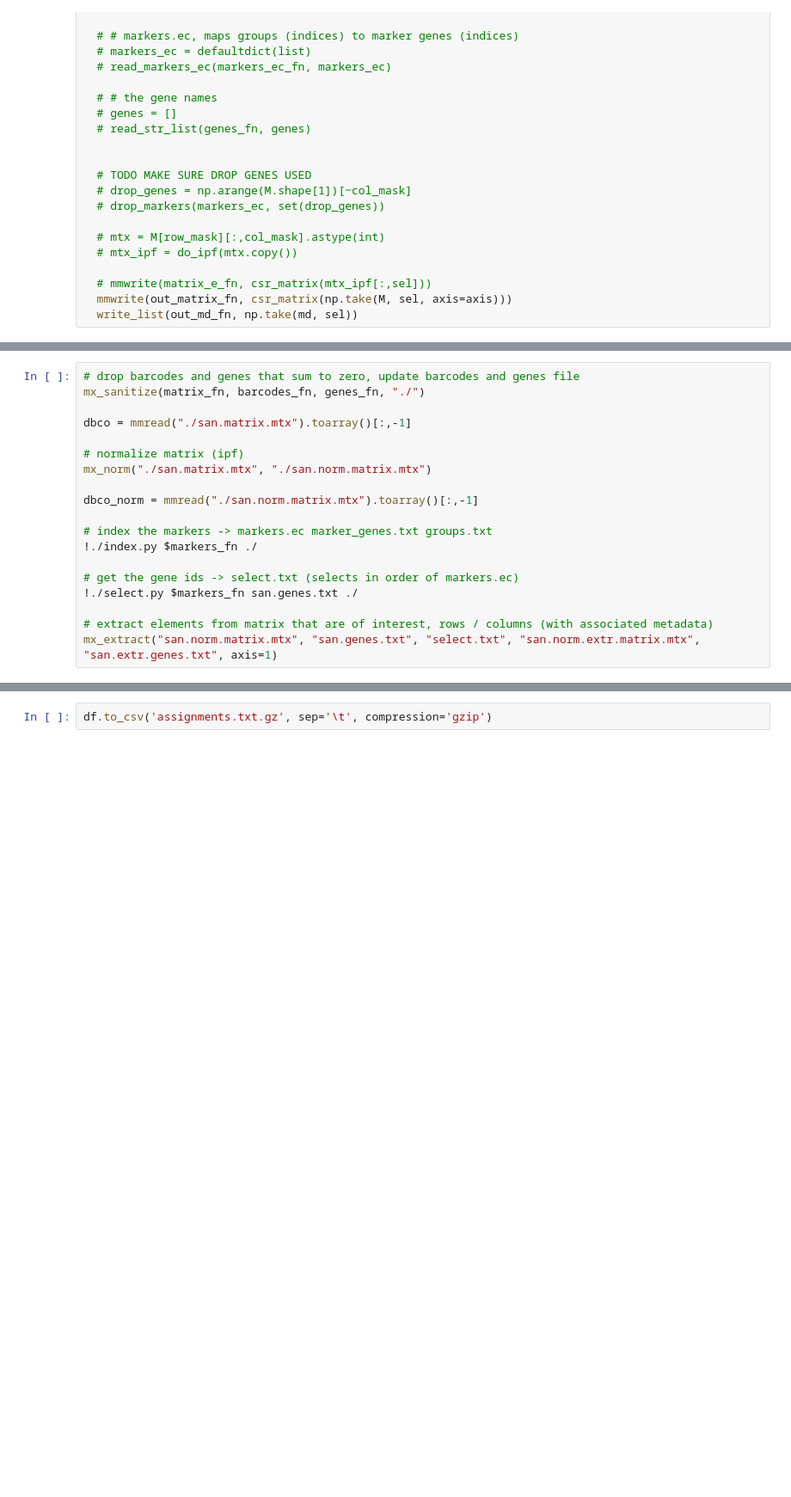
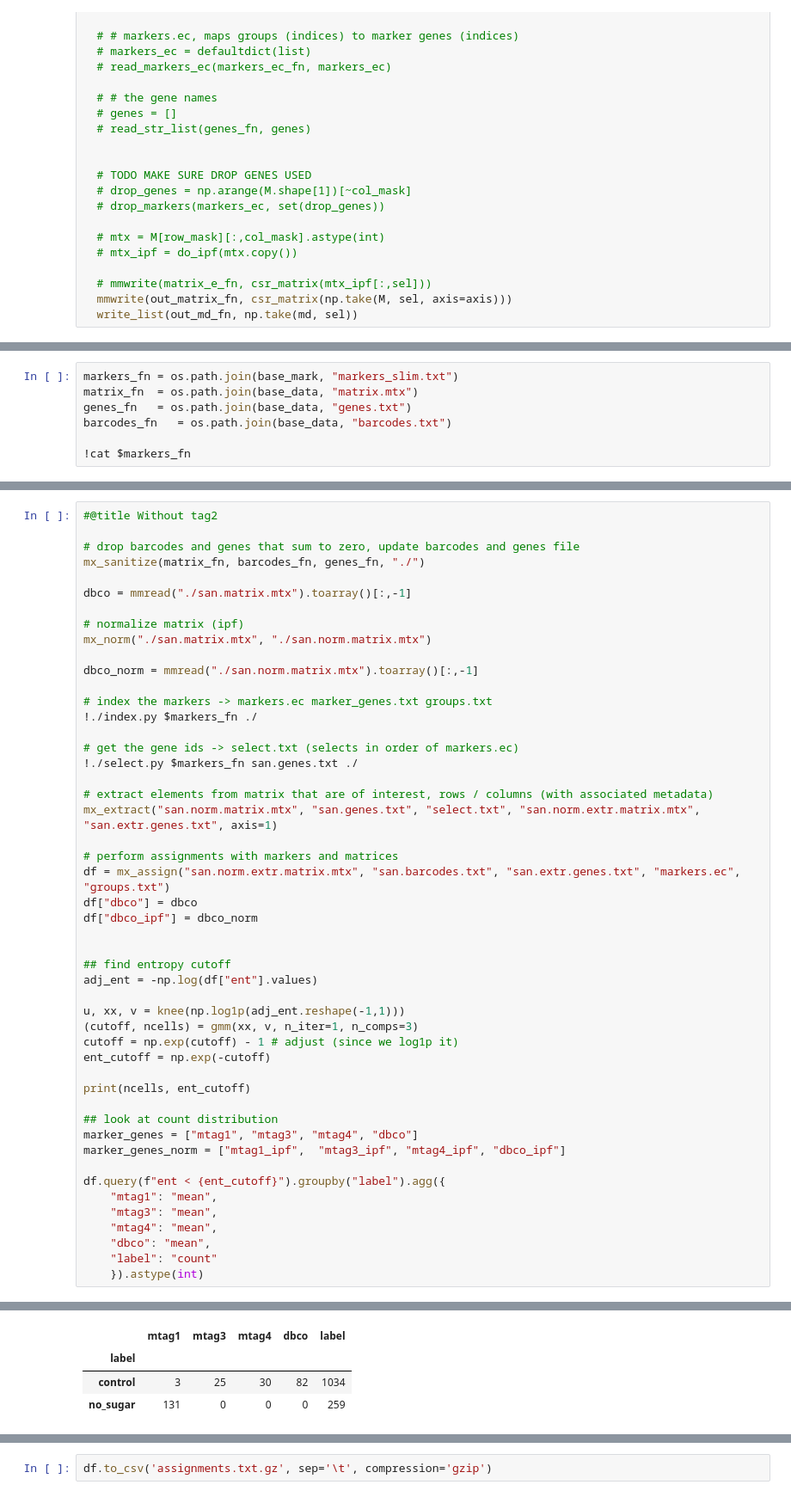
Before and after one commit to sbooeshaghi/azucar, a Jupyter notebook: analysis/293T/obs2/assign.ipynb, the cells around one changed output, grey strips where cells are left out. Shown at 86% size. Saved outputs shown, nothing was run; the diff lists cells and outputs as text; blank space fills up the shorter version.

```diff
--- a/analysis/293T/obs2/assign.ipynb
+++ b/analysis/293T/obs2/assign.ipynb
@@ -2028,0 +2118,7 @@ def mx_filter(mtx_path, barcodes_path, out_path):
+# %%
+markers_fn = os.path.join(base_mark, "markers_slim.txt")
+matrix_fn  = os.path.join(base_data, "matrix.mtx")
+genes_fn   = os.path.join(base_data, "genes.txt")
+barcodes_fn   = os.path.join(base_data, "barcodes.txt")
+
+!cat $markers_fn
@@ -2029,4 +2129,6 @@ def mx_filter(mtx_path, barcodes_path, out_path):
 # %%
+#@title Without tag2
+
 # drop barcodes and genes that sum to zero, update barcodes and genes file
 mx_sanitize(matrix_fn, barcodes_fn, genes_fn, "./")
 
@@ -2045,3 +2147,32 @@ dbco_norm = mmread("./san.norm.matrix.mtx").toarray()[:,-1]
 
 # extract elements from matrix that are of interest, rows / columns (with associated metadata)
 mx_extract("san.norm.matrix.mtx", "san.genes.txt", "select.txt", "san.norm.extr.matrix.mtx", "san.extr.genes.txt", axis=1)
+
+# perform assignments with markers and matrices
+df = mx_assign("san.norm.extr.matrix.mtx", "san.barcodes.txt", "san.extr.genes.txt", "markers.ec", "groups.txt")
+df["dbco"] = dbco
+df["dbco_ipf"] = dbco_norm
+
+
+## find entropy cutoff
+adj_ent = -np.log(df["ent"].values)
+
+u, xx, v = knee(np.log1p(adj_ent.reshape(-1,1)))
+(cutoff, ncells) = gmm(xx, v, n_iter=1, n_comps=3)
+cutoff = np.exp(cutoff) - 1 # adjust (since we log1p it)
+ent_cutoff = np.exp(-cutoff)
+
+print(ncells, ent_cutoff)
+
+## look at count distribution
+marker_genes = ["mtag1", "mtag3", "mtag4", "dbco"]
+marker_genes_norm = ["mtag1_ipf",  "mtag3_ipf", "mtag4_ipf", "dbco_ipf"]
+
+df.query(f"ent < {ent_cutoff}").groupby("label").agg({
+    "mtag1": "mean",
+    "mtag3": "mean",
+    "mtag4": "mean",
+    "dbco": "mean",
+    "label": "count"
+    }).astype(int)
+# %% [output]
@@ -2047,0 +2184,4 @@ mx_extract("san.norm.matrix.mtx", "san.genes.txt", "select.txt", "san.norm.extr.
+|  | mtag1 | mtag3 | mtag4 | dbco | label |
+| label |  |  |  |  |  |
+| control | 3 | 25 | 30 | 82 | 1034 |
+| no_sugar | 131 | 0 | 0 | 0 | 259 |
```
Also changed, not shown: parts of 21 cells of this notebook.
